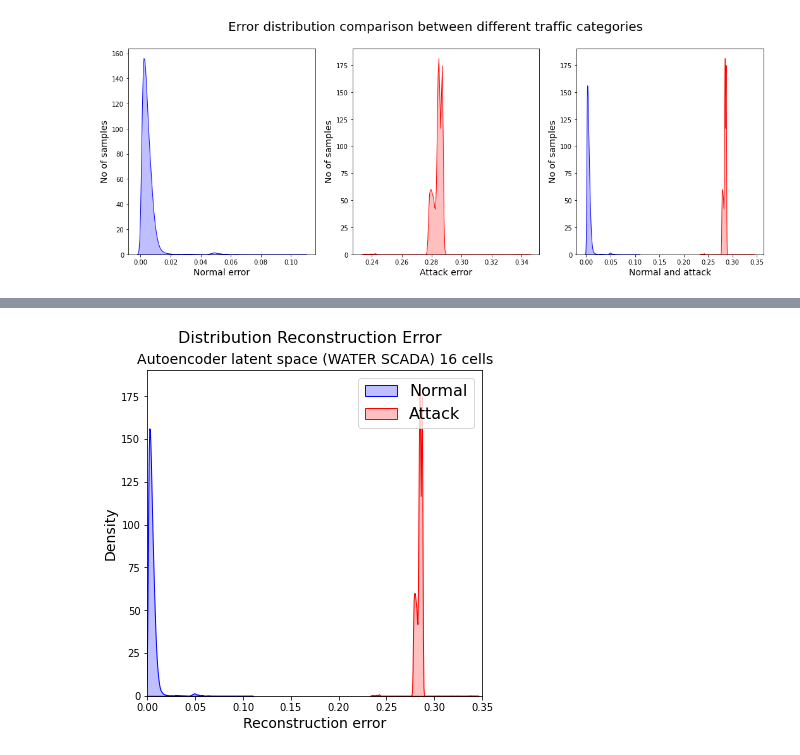
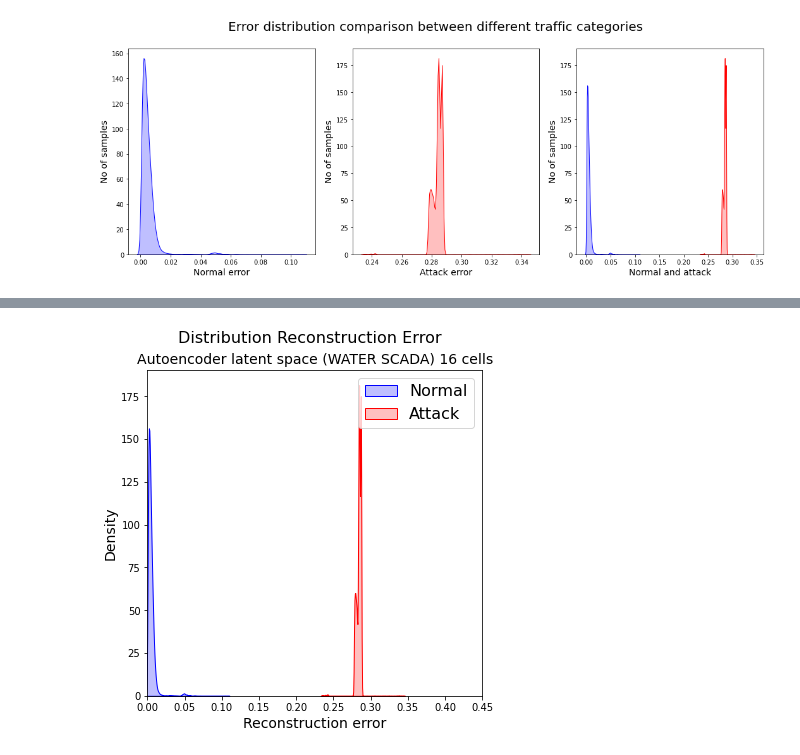
Before and after one commit to castorgit/Autoencoders, a Jupyter notebook: Aut_Wat_Syn_16_v01.ipynb, the cells around one changed output, grey strips where cells are left out. Cells and saved outputs as stored; diff of their text form; code cells hidden in the pictures.

```diff
--- a/Aut_Wat_Syn_16_v01.ipynb
+++ b/Aut_Wat_Syn_16_v01.ipynb
@@ -400,35 +400,35 @@ plt.show()
 # %%
 # === Paper Figure ===
 # Distribución reconstruction error
 
 fig, ax = plt.subplots(nrows=1, ncols=1, figsize=(6, 6))
 sns.kdeplot(
     Normal_error,
     fill    = True,
     ax      = ax,
     label   = 'Normal',
     color   = 'blue'
 )
 sns.kdeplot(
     Attack_error,
     fill    = True,
     ax      = ax,
     label   = 'Attack',
     color   = 'red'
 )
 #sns.rugplot(error_reconstruccion,  ax=ax, color='black')
 plt.suptitle('Distribution Reconstruction Error',y=0.97,
             fontsize=16)
 ax.set_title('Autoencoder latent space (WATER SCADA) '+str(latent_space)+' cells',
              fontsize=14)
 ax.set_xlabel('Reconstruction error', fontsize = 14);
 ax.set_ylabel('Density',fontsize=14);
-ax.set_xlim(0,0.35)
+ax.set_xlim(0,0.45)
 plt.legend( fontsize=16)
 plt.savefig(path_figures+'Autoencoder_'+str(latent_space)+'_syn_wat.png', dpi=600)
 plt.show()
 # %% [output]
-[figure, old version]
+[figure, new version]
 # %%
 #=================================================
 # %%
```
Also changed, not shown: parts of 6 cells of this notebook, 3 other files.
